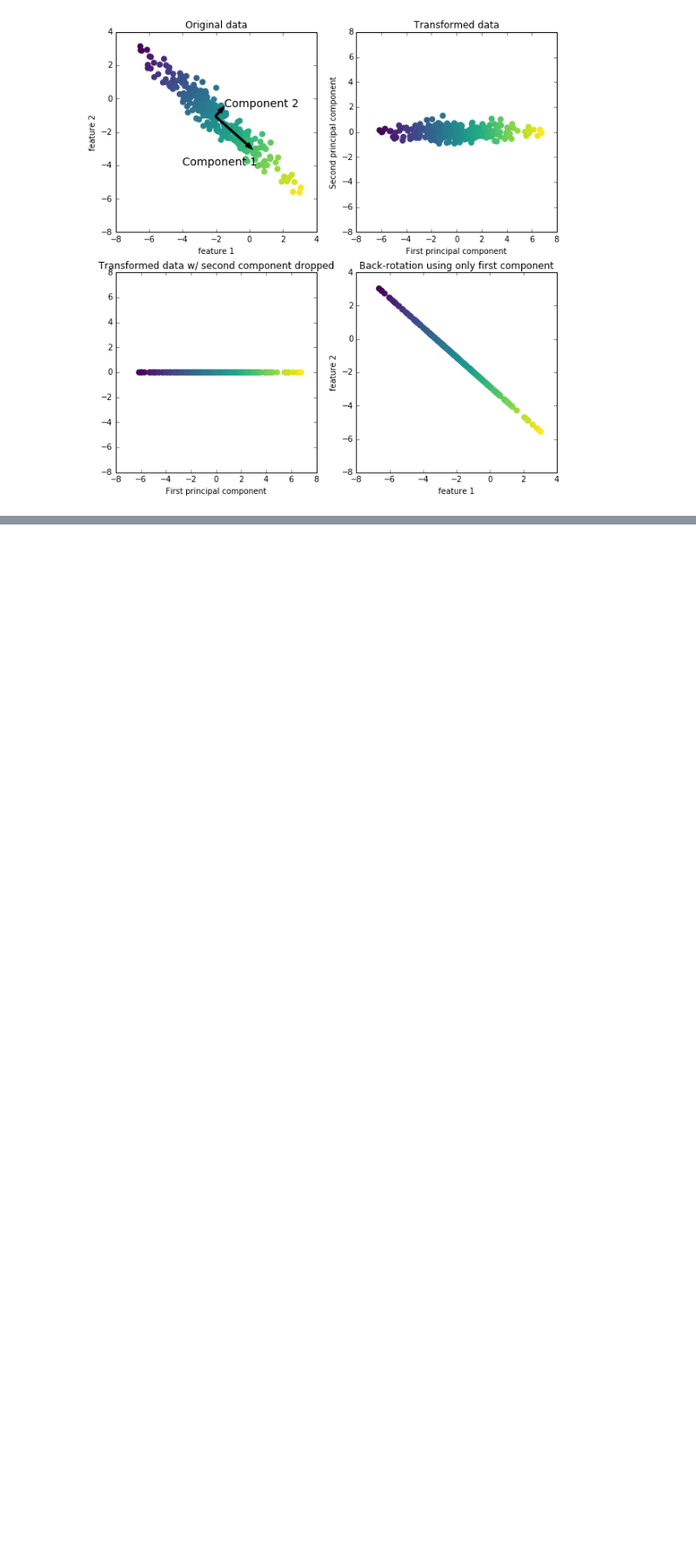
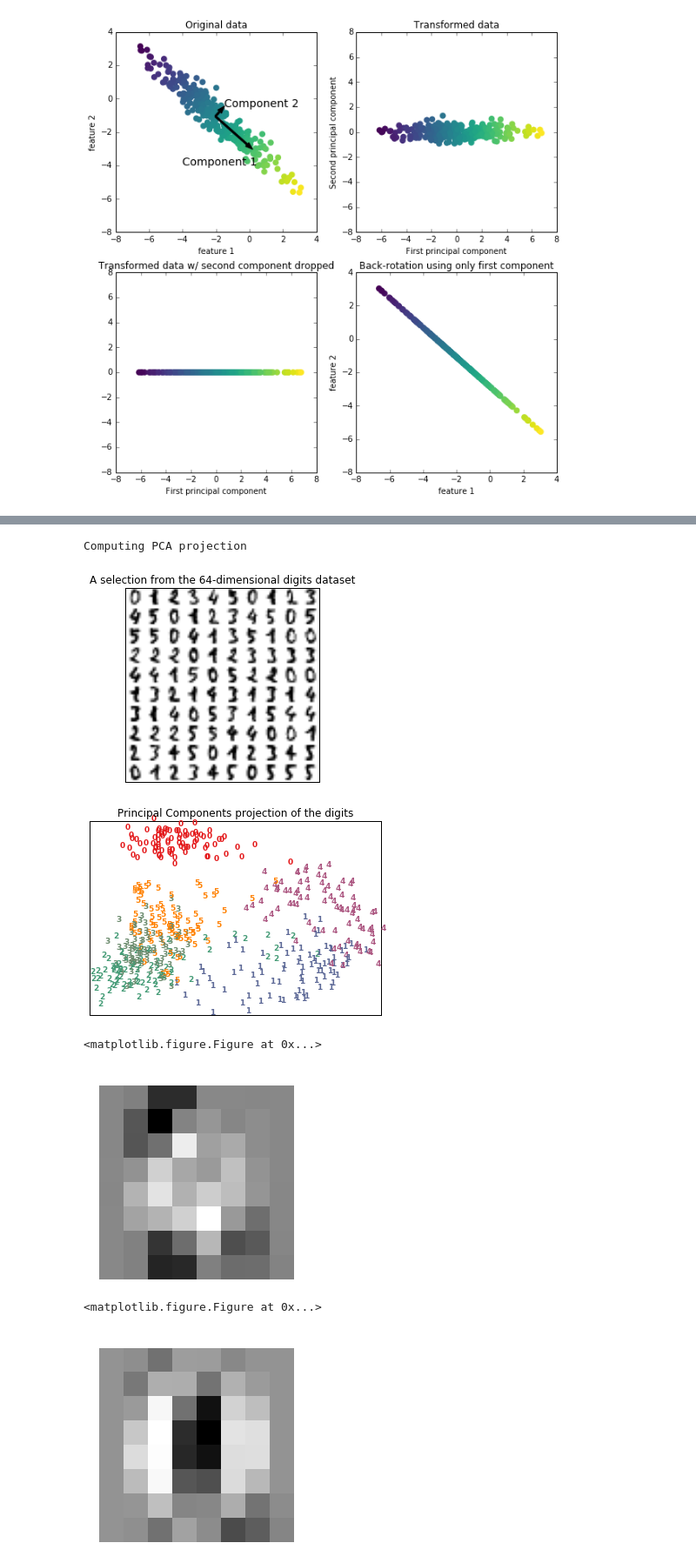
Before and after one commit to MrGreenRubato/notebooks, a Jupyter notebook: SciPy 2016 - Tutorial Part 5 - Unsupervised learning.ipynb, the cells around one changed output, grey strips where cells are left out. Shown at 87% size. Cells and saved outputs as stored; diff of their text form; code cells hidden in the pictures; blank space fills up the shorter version.

```diff
--- a/SciPy 2016 - Tutorial Part 5 - Unsupervised learning.ipynb
+++ b/SciPy 2016 - Tutorial Part 5 - Unsupervised learning.ipynb
@@ -104,0 +124,10 @@ plt.legend()
+# %%
+digits_plot()
+# %% [output]
+Computing PCA projection
+[figure, added]
+[figure, added]
+<matplotlib.figure.Figure at 0x...>
+[figure, added]
+<matplotlib.figure.Figure at 0x...>
+[figure, added]
```
Also changed, not shown: parts of 4 cells of this notebook, 29 other files.
